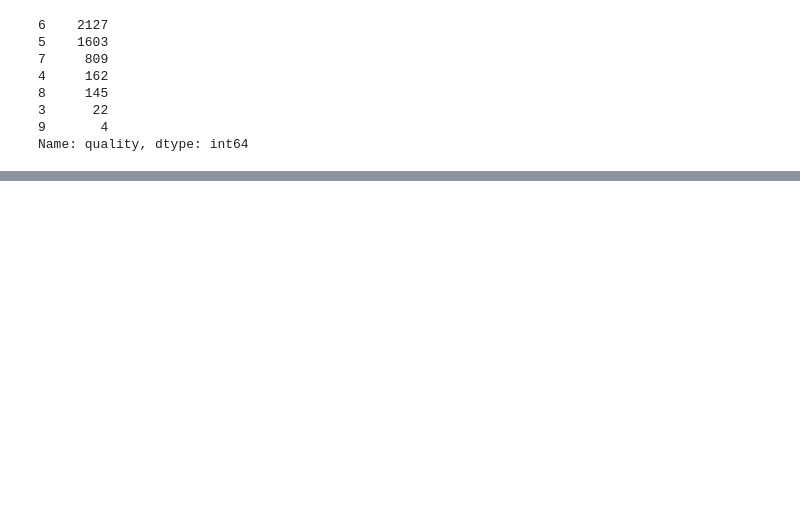
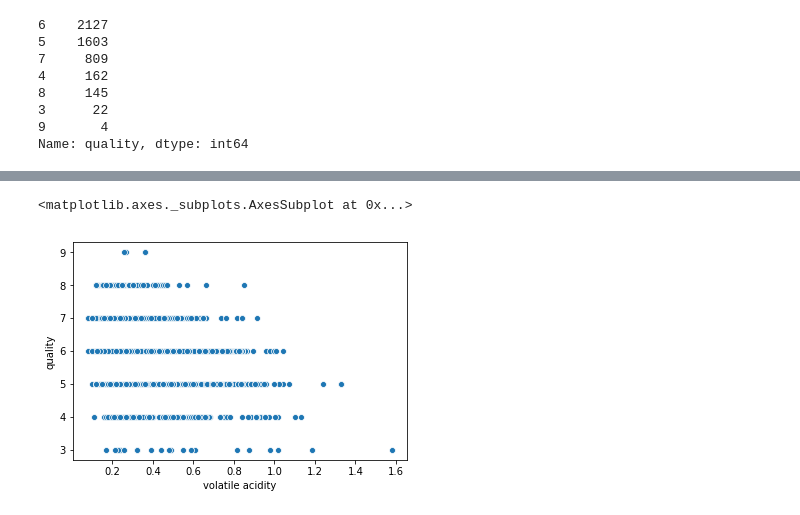
Before and after one commit to fbarscevicius/vinho-verde, a Jupyter notebook: 01_eda.ipynb, the cells around one changed output, grey strips where cells are left out. Saved outputs shown, nothing was run; the diff lists cells and outputs as text; code cells hidden in the pictures; blank space fills up the shorter version.

```diff
--- a/01_eda.ipynb
+++ b/01_eda.ipynb
@@ -43,0 +88,2 @@ dtype: object
+# %%
+wine_raw_df['alcohol'] = wine_raw_df['alcohol'].apply(utils.convert_alcohol_str)
@@ -92,2 +143,0 @@ Name: alcohol, dtype: int64
-# %%
-X_train['alcohol'] = X_train['alcohol'].apply(utils.convert_alcohol_str())
@@ -93,0 +189,5 @@ X_train['alcohol'] = X_train['alcohol'].apply(utils.convert_alcohol_str())
+# %%
+sns.scatterplot(x='volatile acidity', y='quality', data=pd.concat([X_train, y_train], axis=1))
+# %% [output]
+<matplotlib.axes._subplots.AxesSubplot at 0x...>
+[figure, added]
```
Also changed, not shown: parts of 21 cells of this notebook.
